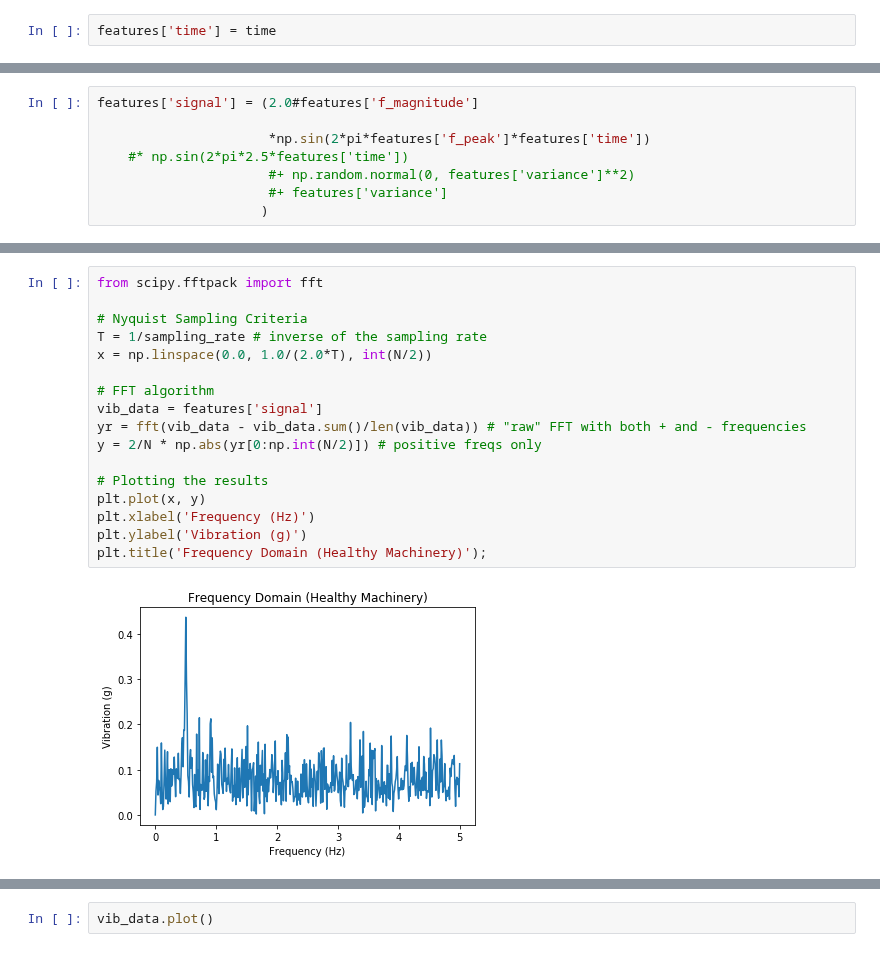
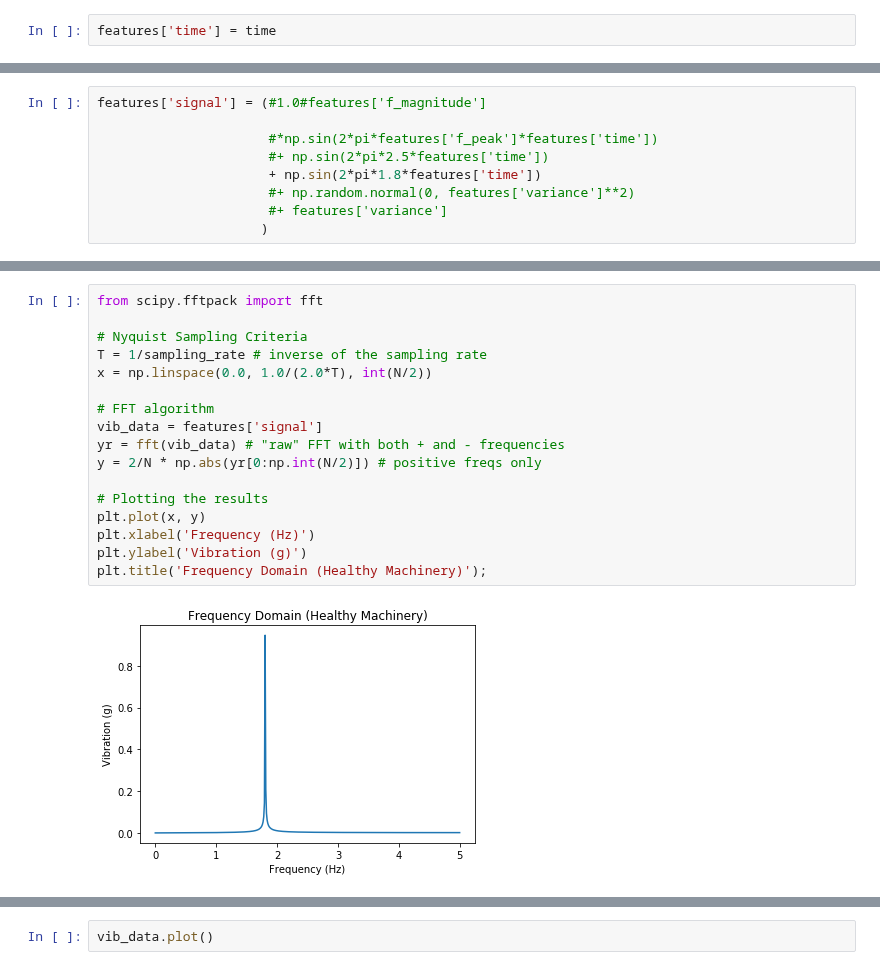
Before and after one commit to douglasmacdonald/python, a Jupyter notebook: notebooks/sim/sim.ipynb, the cells around one changed output, grey strips where cells are left out. Cells and saved outputs as stored; diff of their text form.

```diff
--- a/notebooks/sim/sim.ipynb
+++ b/notebooks/sim/sim.ipynb
@@ -268,8 +357,9 @@ features.head()
 # %%
-features['signal'] = (2.0#features['f_magnitude']
+features['signal'] = (#1.0#features['f_magnitude']
 
-                      *np.sin(2*pi*features['f_peak']*features['time'])
-    #* np.sin(2*pi*2.5*features['time'])
+                      #*np.sin(2*pi*features['f_peak']*features['time'])
+                      #+ np.sin(2*pi*2.5*features['time'])
+                      + np.sin(2*pi*1.8*features['time'])
                       #+ np.random.normal(0, features['variance']**2)
                       #+ features['variance']
                      )
@@ -281,22 +371,22 @@ features['signal'][0:100].plot()
 # %%
 from scipy.fftpack import fft
 
 # Nyquist Sampling Criteria
 T = 1/sampling_rate # inverse of the sampling rate
 x = np.linspace(0.0, 1.0/(2.0*T), int(N/2))
 
 # FFT algorithm
 vib_data = features['signal']
-yr = fft(vib_data - vib_data.sum()/len(vib_data)) # "raw" FFT with both + and - frequencies
+yr = fft(vib_data) # "raw" FFT with both + and - frequencies
 y = 2/N * np.abs(yr[0:np.int(N/2)]) # positive freqs only
 
 # Plotting the results
 plt.plot(x, y)
 plt.xlabel('Frequency (Hz)')
 plt.ylabel('Vibration (g)')
 plt.title('Frequency Domain (Healthy Machinery)');
 # %% [output]
-[figure, old version]
+[figure, new version]
 # %%
 from scipy.fftpack import fft
 
```
Also changed, not shown: parts of 7 cells of this notebook.
